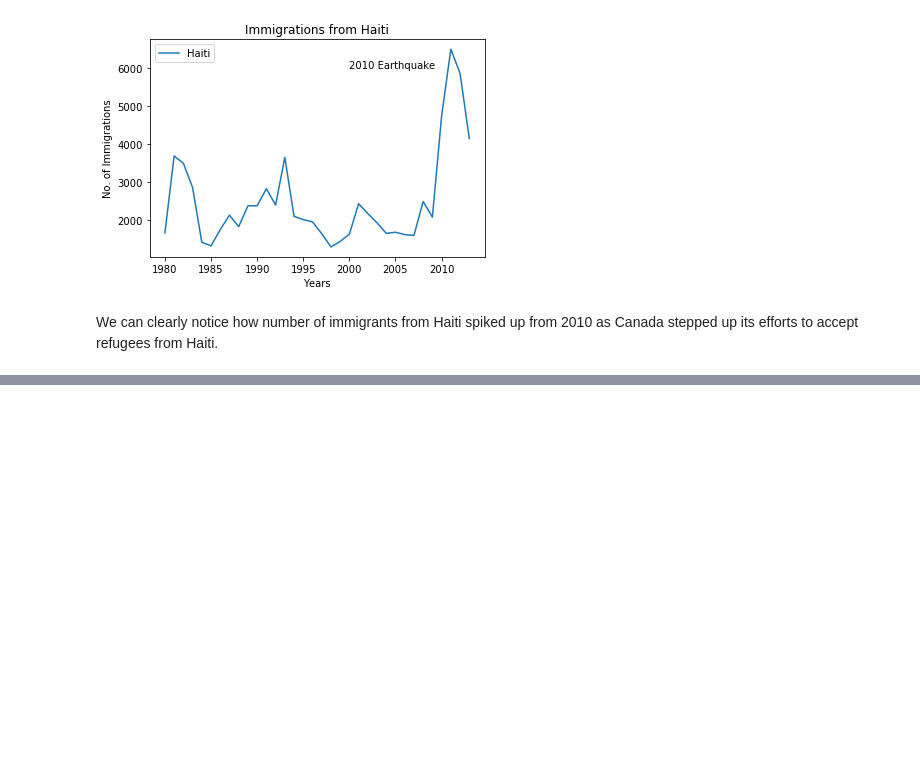
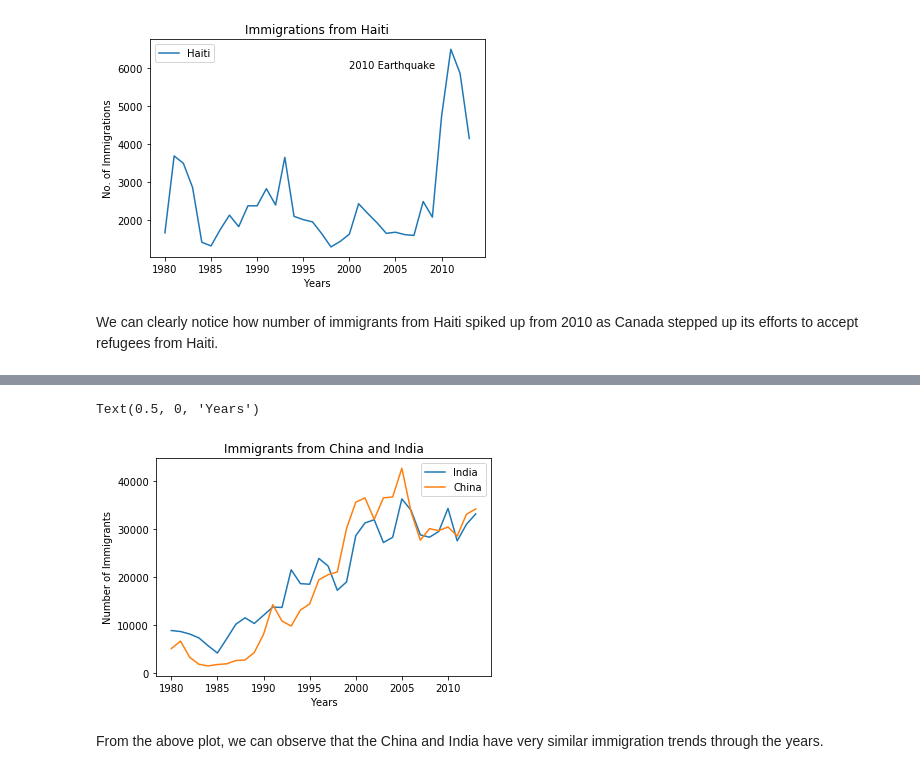
Before and after one commit to aitezazakhtar/Visualization-using--LinePlots, a Jupyter notebook: visualization-using-lineplots.ipynb, the cells around one changed output, grey strips where cells are left out. Saved outputs shown, nothing was run; the diff lists cells and outputs as text; code cells hidden in the pictures; blank space fills up the shorter version.

Commit message:
visualize china and india immigramts

```diff
--- a/visualization-using-lineplots.ipynb
+++ b/visualization-using-lineplots.ipynb
@@ -146,0 +115,3 @@ We can clearly notice how number of immigrants from Haiti spiked up from 2010 as
+# %%
+df_CI = df_can.loc[['India','China'],years]
+df_CI.head()
@@ -146,0 +123,3 @@ We can clearly notice how number of immigrants from Haiti spiked up from 2010 as
+# %%
+df_CI = df_CI.transpose()
+df_CI.head()
@@ -146,0 +133,10 @@ We can clearly notice how number of immigrants from Haiti spiked up from 2010 as
+# %%
+df_CI.plot()
+plt.title('Immigrants from China and India')
+plt.ylabel('Number of Immigrants')
+plt.xlabel('Years')
+# %% [output]
+Text(0.5, 0, 'Years')
+[figure, added]
+# %% [markdown]
+From the above plot, we can observe that the China and India have very similar immigration trends through the years.
```
Also changed, not shown: parts of 18 cells of this notebook.
